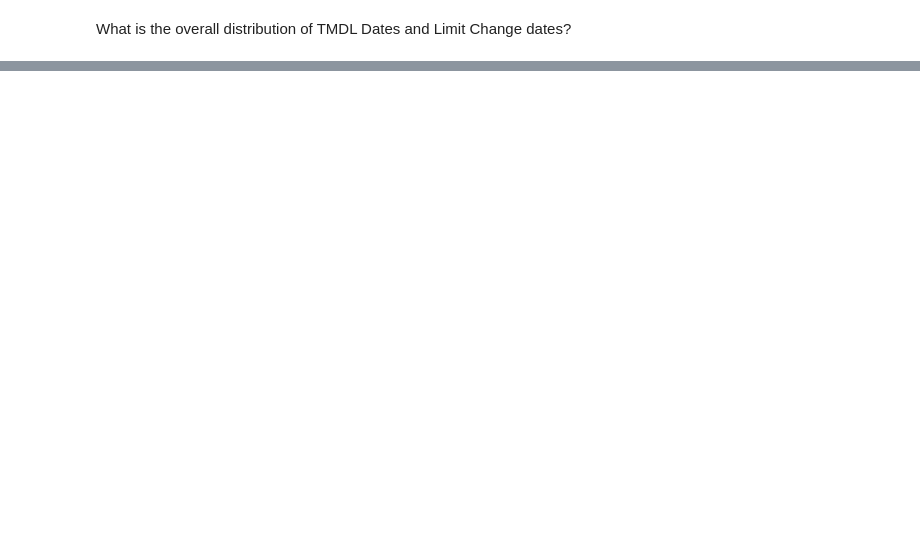
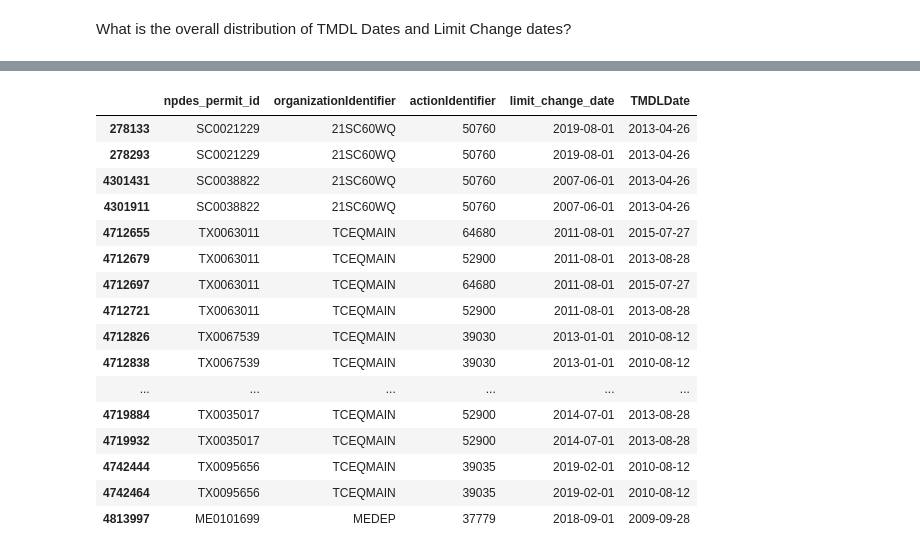
Before and after one commit to reglab/TMDLs_archived, a Jupyter notebook: TMDLS_limit_changes.ipynb, the cells around one changed output, grey strips where cells are left out. Saved outputs shown, nothing was run; the diff lists cells and outputs as text; code cells hidden in the pictures; blank space fills up the shorter version.

```diff
--- a/TMDLS_limit_changes.ipynb
+++ b/TMDLS_limit_changes.ipynb
@@ -650,0 +679,20 @@ plt.legend();
+# %%
+prepped_limits[(prepped_limits['pollutantSourceTypeCode'] == 'Point source') & (prepped_limits['limit_decrease'])][['npdes_permit_id', 'organizationIdentifier', 'actionIdentifier', 'limit_change_date', 'TMDLDate']]
+# %% [output]
+|  | npdes_permit_id | organizationIdentifier | actionIdentifier | limit_change_date | TMDLDate |
+| 278133 | SC0021229 | 21SC60WQ | 50760 | 2019-08-01 | 2013-04-26 |
+| 278293 | SC0021229 | 21SC60WQ | 50760 | 2019-08-01 | 2013-04-26 |
+| 4301431 | SC0038822 | 21SC60WQ | 50760 | 2007-06-01 | 2013-04-26 |
+| 4301911 | SC0038822 | 21SC60WQ | 50760 | 2007-06-01 | 2013-04-26 |
+| 4712655 | TX0063011 | TCEQMAIN | 64680 | 2011-08-01 | 2015-07-27 |
+| 4712679 | TX0063011 | TCEQMAIN | 52900 | 2011-08-01 | 2013-08-28 |
+| 4712697 | TX0063011 | TCEQMAIN | 64680 | 2011-08-01 | 2015-07-27 |
+| 4712721 | TX0063011 | TCEQMAIN | 52900 | 2011-08-01 | 2013-08-28 |
+| 4712826 | TX0067539 | TCEQMAIN | 39030 | 2013-01-01 | 2010-08-12 |
+| 4712838 | TX0067539 | TCEQMAIN | 39030 | 2013-01-01 | 2010-08-12 |
+| ... | ... | ... | ... | ... | ... |
+| 4719884 | TX0035017 | TCEQMAIN | 52900 | 2014-07-01 | 2013-08-28 |
+| 4719932 | TX0035017 | TCEQMAIN | 52900 | 2014-07-01 | 2013-08-28 |
+| 4742444 | TX0095656 | TCEQMAIN | 39035 | 2019-02-01 | 2010-08-12 |
+| 4742464 | TX0095656 | TCEQMAIN | 39035 | 2019-02-01 | 2010-08-12 |
+| 4813997 | ME0101699 | MEDEP | 37779 | 2018-09-01 | 2009-09-28 |
```
Also changed, not shown: parts of 14 cells of this notebook.
